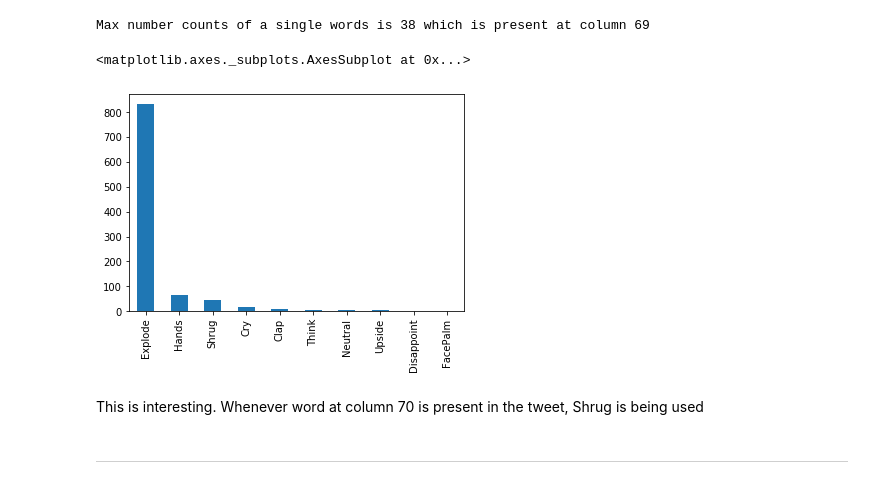
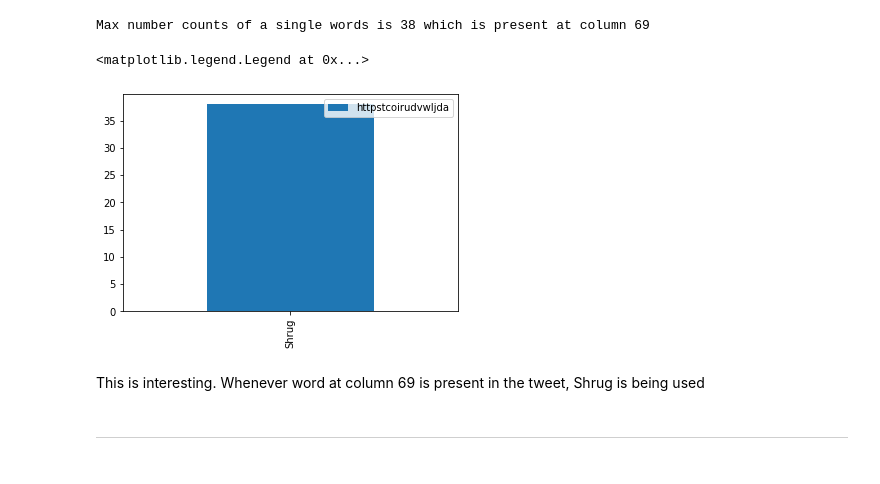
Before and after one commit to deshwalmahesh/Emoji-Prediction-in-Tweet-NLP, a Jupyter notebook: Solution.ipynb, the cells around one changed output. Saved outputs shown, nothing was run; the diff lists cells and outputs as text; code cells hidden in the pictures.

```diff
--- a/Solution.ipynb
+++ b/Solution.ipynb
@@ -201,12 +202,13 @@ print(f'Max number counts of a single words is {vocab.min()} which is present at
 # %% [output]
 Max number counts of a single words is 38 which is present at column 69
 # %%
-df[df[70]>0][98].value_counts().plot(kind='bar')
+df[df[69]>0][98].value_counts().plot(kind='bar',label=words[38])
+plt.legend()
 # %% [output]
-<matplotlib.axes._subplots.AxesSubplot at 0x...>
+<matplotlib.legend.Legend at 0x...>
-[figure, old version]
+[figure, new version]
 # %% [markdown]
-This is interesting. Whenever word at column 70 is present in the tweet, Shrug is being used
+This is interesting. Whenever word at column 69 is present in the tweet, Shrug is being used
 # %% [markdown]
 ____________________________________________________________________________________________________
 # %%
```
Also changed, not shown: parts of 5 cells of this notebook.
